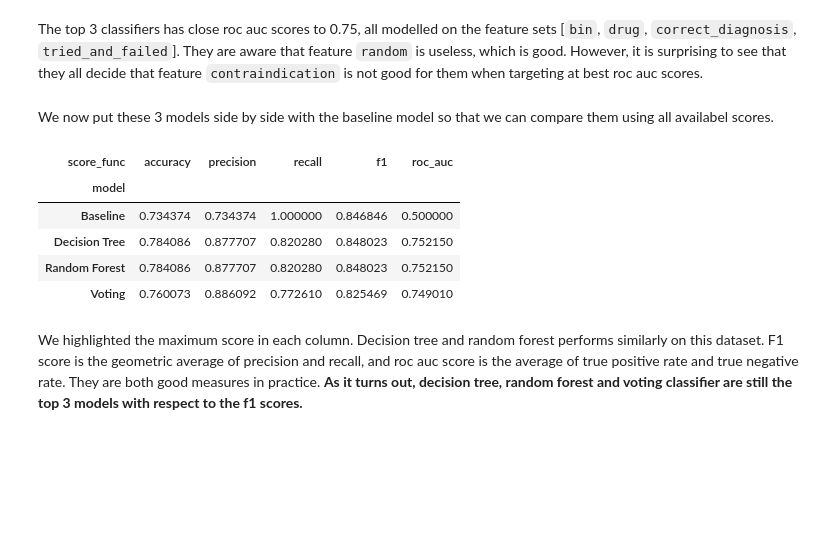
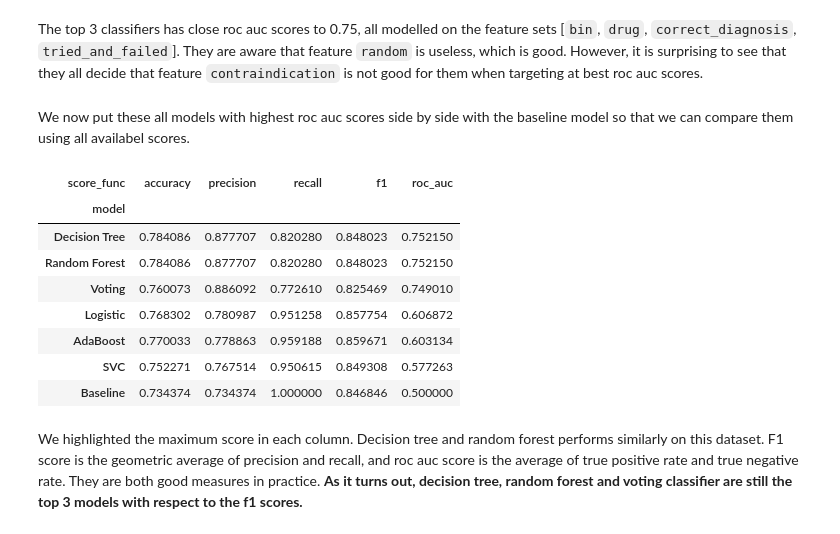
Before and after one commit to domagal9/classifymymeds, a Jupyter notebook: pa_classifier.ipynb, the cells around one changed output. Drawn from its saved outputs; the diff is of its cells as text; code cells hidden in the pictures; blank space fills up the shorter version.

Commit message:
generate image

```diff
--- a/pa_classifier.ipynb
+++ b/pa_classifier.ipynb
@@ -349,7 +349,9 @@ We notice that the roc auc scores for the baseline model on all data sets are 0.
 # %%
 # we look at the models with best roc auc scores at validation set
 fil = (df_best_evals.score_func == 'roc_auc') & (df_best_evals.data_type == 'validation')
-df_best_evals[fil].sort_values('score', ascending=False)
+df_best_roc_auc = df_best_evals[fil].sort_values('score', ascending=False)
+
+df_best_roc_auc
 # %% [output]
 |  | model | data_type | score_func | score | fid | bin | drug | correct_diagnosis | ... |
 | 128 | Decision Tree | validation | roc_auc | 0.752150 | 15 | 1 | 1 | 1 | ... |
@@ -363,35 +365,42 @@ df_best_evals[fil].sort_values('score', ascending=False)
 # %% [markdown]
 The top 3 classifiers has close roc auc scores to 0.75, all modelled on the feature sets [`bin`, `drug`, `correct_diagnosis`, `tried_and_failed`]. They are aware that feature `random` is useless, which is good. However, it is surprising to see that they all decide that feature `contraindication` is not good for them when targeting at best roc auc scores.
 # %% [markdown]
-We now put these 3 models side by side with the baseline model so that we can compare them using all availabel scores.
+We now put these all models with highest roc auc scores side by side with the baseline model so that we can compare them using all availabel scores.
 # %%
 def transform_helper(df):
     ret = df.score.to_frame()
     ret.index = df.score_func
     ret = ret.transpose()
     ret['model'] = df.model.iloc[0]
     ret = ret.set_index('model')
     return ret
 
 df_baseline_val_scores = transform_helper(df_baseline[df_baseline.data_type == 'validation'])
 dataframes = [df_baseline_val_scores]
 
-# top 3 models with hightest roc auc scores
-for model in ['Decision Tree', 'Random Forest', 'Voting']:
+# models with hightest roc auc scores
+for model in df_evals.model.unique():
+    fid = df_best_roc_auc[df_best_roc_auc.model == model].fid.iloc[0]
     df_temp = df_evals[
-        (df_evals.model == model) & (df_evals.fid == 15) & (df_evals.data_type == 'validation')
+        (df_evals.model == model) & (df_evals.fid == fid) & (df_evals.data_type == 'validation')
     ]
     dataframes.append(transform_helper(df_temp))
 
-df_roc_auc_top3 = pd.concat(dataframes, axis=0)
-df_roc_auc_top3.style.highlight_max(color='lightgreen', axis=0)
+df_roc_auc_top = pd.concat(dataframes, axis=0).sort_values('roc_auc', ascending=False)
+df_roc_auc_top_styled = df_roc_auc_top.style.background_gradient(axis=0)
+dfi.export(df_roc_auc_top_styled, 'images/models_comparison_roc_auc.png')
+
+df_roc_auc_top_styled
 # %% [output]
 | score_func | accuracy | precision | recall | f1 | roc_auc |
 | model |  |  |  |  |  |
-| Baseline | 0.734374 | 0.734374 | 1.000000 | 0.846846 | 0.500000 |
 | Decision Tree | 0.784086 | 0.877707 | 0.820280 | 0.848023 | 0.752150 |
 | Random Forest | 0.784086 | 0.877707 | 0.820280 | 0.848023 | 0.752150 |
 | Voting | 0.760073 | 0.886092 | 0.772610 | 0.825469 | 0.749010 |
+| Logistic | 0.768302 | 0.780987 | 0.951258 | 0.857754 | 0.606872 |
+| AdaBoost | 0.770033 | 0.778863 | 0.959188 | 0.859671 | 0.603134 |
+| SVC | 0.752271 | 0.767514 | 0.950615 | 0.849308 | 0.577263 |
+| Baseline | 0.734374 | 0.734374 | 1.000000 | 0.846846 | 0.500000 |
 # %% [markdown]
 We highlighted the maximum score in each column. Decision tree and random forest performs similarly on this dataset. F1 score is the geometric average of precision and recall, and roc auc score is the average of true positive rate and true negative rate. They are both good measures in practice. **As it turns out, decision tree, random forest and voting classifier are still the top 3 models with respect to the f1 scores.**
 # %% [markdown]
```
Also changed, not shown: parts of 4 cells of this notebook, 1 other file.
